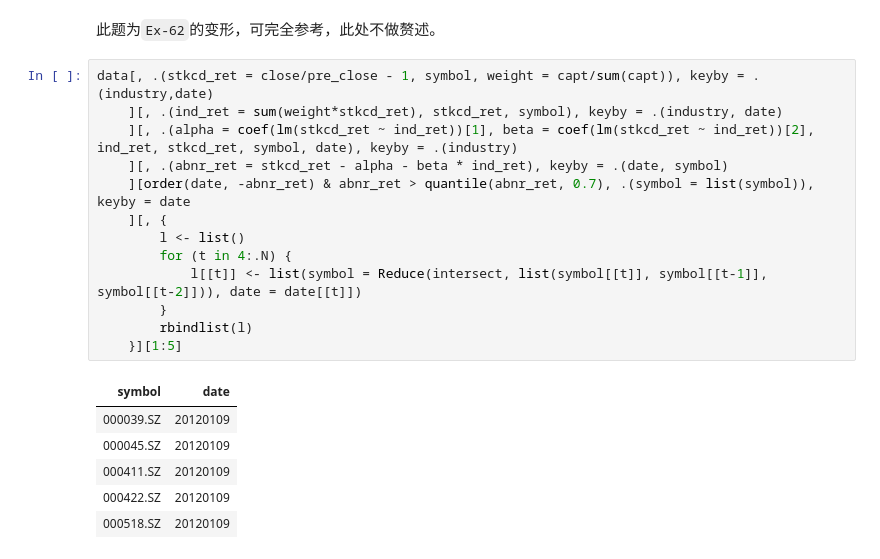
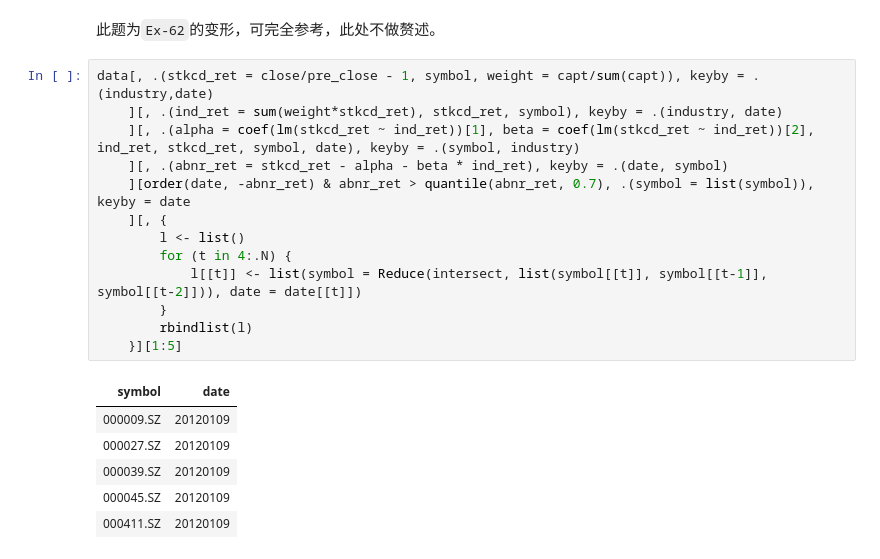
Before and after one commit to Ravin515/r-data-practice, a Jupyter notebook: answer-keys.ipynb, the cells around one changed output. Cells and saved outputs as stored; diff of their text form.

```diff
--- a/answer-keys.ipynb
+++ b/answer-keys.ipynb
@@ -1458,20 +1458,20 @@ Warning message in rbindlist(l):
 # %%
 data[, .(stkcd_ret = close/pre_close - 1, symbol, weight = capt/sum(capt)), keyby = .(industry,date)
     ][, .(ind_ret = sum(weight*stkcd_ret), stkcd_ret, symbol), keyby = .(industry, date)
-    ][, .(alpha = coef(lm(stkcd_ret ~ ind_ret))[1], beta = coef(lm(stkcd_ret ~ ind_ret))[2], ind_ret, stkcd_ret, symbol, date), keyby = .(industry)
+    ][, .(alpha = coef(lm(stkcd_ret ~ ind_ret))[1], beta = coef(lm(stkcd_ret ~ ind_ret))[2], ind_ret, stkcd_ret, symbol, date), keyby = .(symbol, industry)
     ][, .(abnr_ret = stkcd_ret - alpha - beta * ind_ret), keyby = .(date, symbol)
     ][order(date, -abnr_ret) & abnr_ret > quantile(abnr_ret, 0.7), .(symbol = list(symbol)), keyby = date
     ][, {
         l <- list()
         for (t in 4:.N) {
             l[[t]] <- list(symbol = Reduce(intersect, list(symbol[[t]], symbol[[t-1]], symbol[[t-2]])), date = date[[t]])
         }
         rbindlist(l)
     }][1:5]
 # %% [output]
 | symbol | date |
+| 000009.SZ | 20120109 |
+| 000027.SZ | 20120109 |
 | 000039.SZ | 20120109 |
 | 000045.SZ | 20120109 |
 | 000411.SZ | 20120109 |
-| 000422.SZ | 20120109 |
-| 000518.SZ | 20120109 |
```
Also changed, not shown: parts of 12 cells of this notebook, 1 other file.
